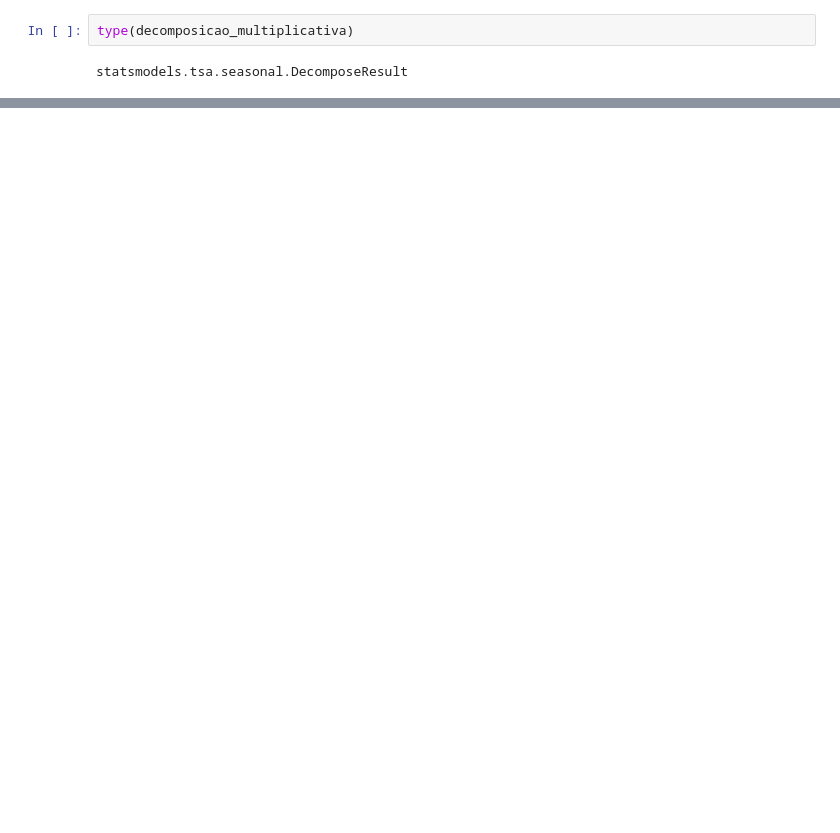
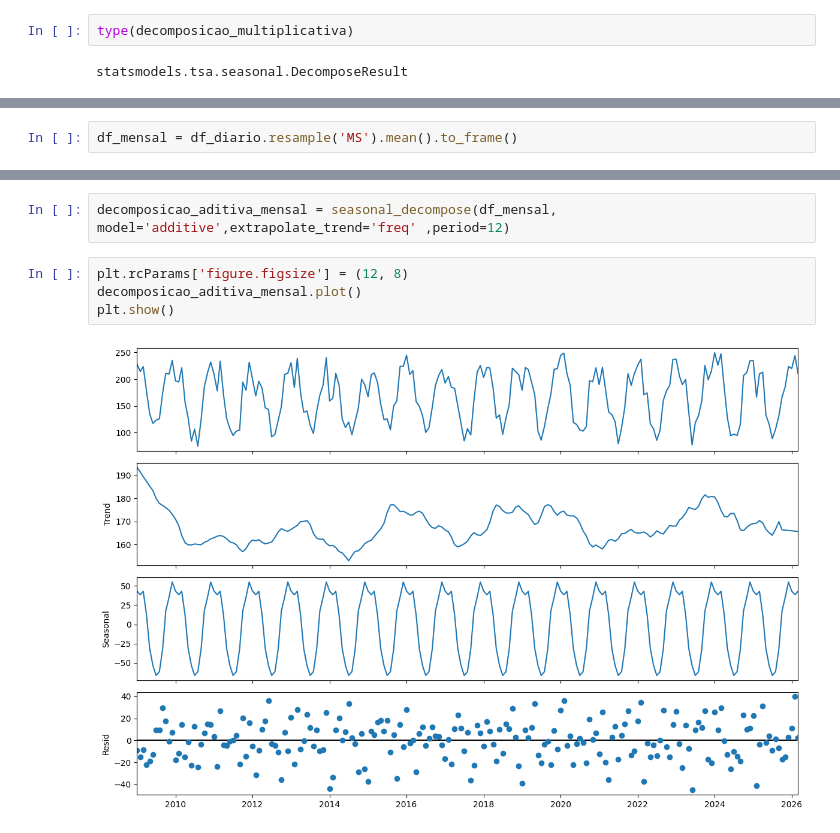
Before and after one commit to Rafarockdf/IC_GNSS, a Jupyter notebook: EstudoGNSS/codigo.ipynb, the cells around one changed output, grey strips where cells are left out. Saved outputs shown, nothing was run; the diff lists cells and outputs as text; blank space fills up the shorter version.

```diff
--- a/EstudoGNSS/codigo.ipynb
+++ b/EstudoGNSS/codigo.ipynb
@@ -227,0 +239,2 @@ decomposicao_multiplicativa = seasonal_decompose(TRWET, model='multiplicative',e
+# %%
+df_mensal = df_diario.resample('MS').mean().to_frame()
@@ -227,0 +313,8 @@ decomposicao_multiplicativa = seasonal_decompose(TRWET, model='multiplicative',e
+# %%
+decomposicao_aditiva_mensal = seasonal_decompose(df_mensal, model='additive',extrapolate_trend='freq' ,period=12)
+# %%
+plt.rcParams['figure.figsize'] = (12, 8)
+decomposicao_aditiva_mensal.plot()
+plt.show()
+# %% [output]
+[figure, added]
```
Also changed, not shown: parts of 32 cells of this notebook, 53 other files.
